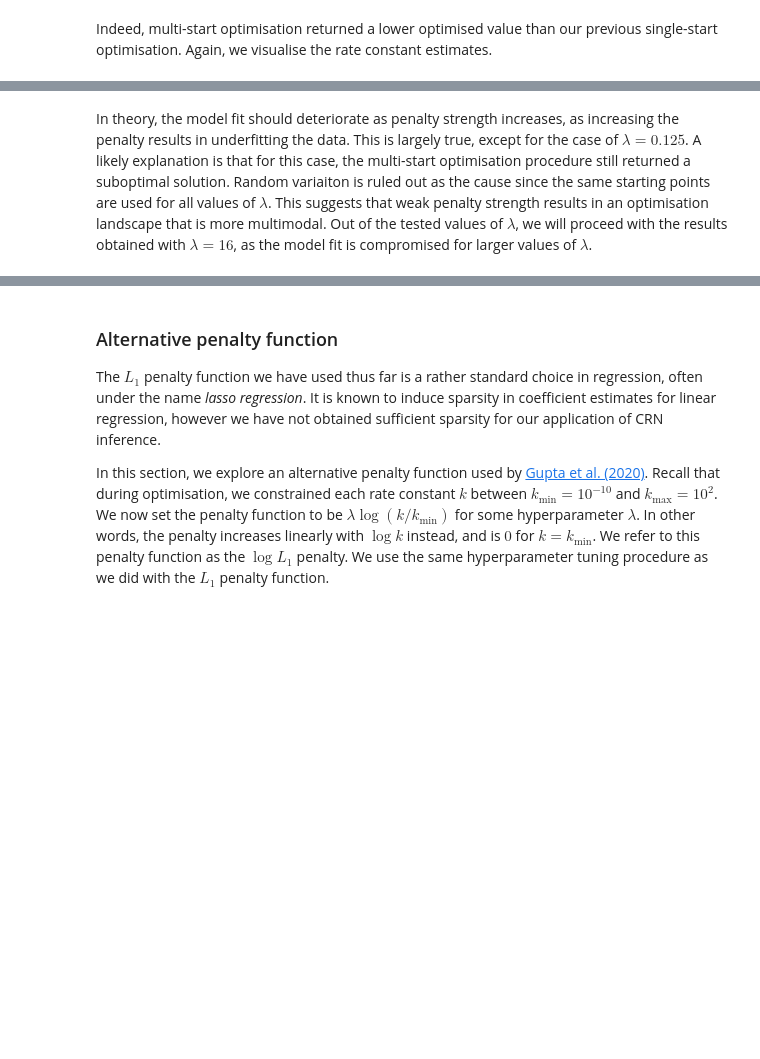
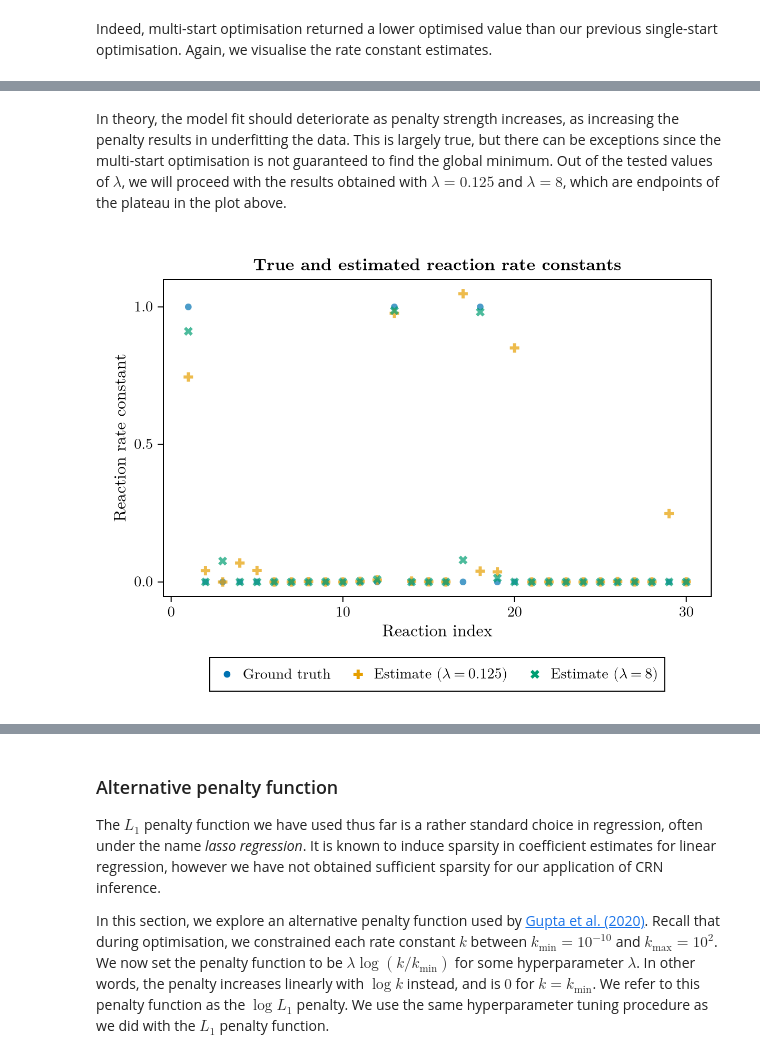
Before and after one commit to ysfoo/crn-inference, a Jupyter notebook: crn_inference_tutorial.ipynb, the cells around one changed output, grey strips where cells are left out. Cells and saved outputs as stored; diff of their text form; code cells hidden in the pictures; blank space fills up the shorter version.

Commit message:
finalise explanations for notebook

```diff
--- a/crn_inference_tutorial.ipynb
+++ b/crn_inference_tutorial.ipynb
@@ -511,17 +514,19 @@ check_parsimony(multistart_est_kvec)
 # %% [markdown]
-In theory, the model fit should deteriorate as penalty strength increases, as increasing the penalty results in underfitting the data. This is largely true, except for the case of $\lambda=0.125$. A likely explanation is that for this case, the multi-start optimisation procedure still returned a suboptimal solution. Random variaiton is ruled out as the cause since the same starting points are used for all values of $\lambda$. This suggests that weak penalty strength results in an optimisation landscape that is more multimodal. Out of the tested values of $\lambda$, we will proceed with the results obtained with $\lambda=16$, as the model fit is compromised for larger values of $\lambda$.
+In theory, the model fit should deteriorate as penalty strength increases, as increasing the penalty results in underfitting the data. This is largely true, but there can be exceptions since the multi-start optimisation is not guaranteed to find the global minimum. Out of the tested values of $\lambda$, we will proceed with the results obtained with $\lambda=0.125$ and $\lambda=8$, which are endpoints of the plateau in the plot above.
 # %%
-minλ_est_kvec = exp.(resvec[1].minimizer)
-tuned_est_kvec = exp.(resvec[8].minimizer)
+lowλ_est_kvec = exp.(resvec[1].minimizer)
+highλ_est_kvec = exp.(resvec[7].minimizer)
 
 f = Figure()
 title = "True and estimated reaction rate constants"
 ax = Axis(
     f[1,1], title=title, xlabel="Reaction index", ylabel="Reaction rate constant"
 )
 scatter!(1:n_rx, true_kvec, alpha=0.7, label="Ground truth")
-scatter!(1:n_rx, minλ_est_kvec, alpha=0.7, label=L"Estimate $(λ=0.125)$", marker=:cross, markersize=12)
-scatter!(1:n_rx, tuned_est_kvec, alpha=0.7, label=L"Estimate $(λ=16)$", marker=:xcross, markersize=12)
+scatter!(1:n_rx, lowλ_est_kvec, alpha=0.7, label=L"Estimate $(λ=0.125)$", marker=:cross, markersize=12)
+scatter!(1:n_rx, highλ_est_kvec, alpha=0.7, label=L"Estimate $(λ=8)$", marker=:xcross, markersize=12)
 f[2, 1] = Legend(f, ax, orientation=:horizontal);
 current_figure()
+# %% [output]
+[figure, added]
 # %%
```
Also changed, not shown: parts of 56 cells of this notebook.
